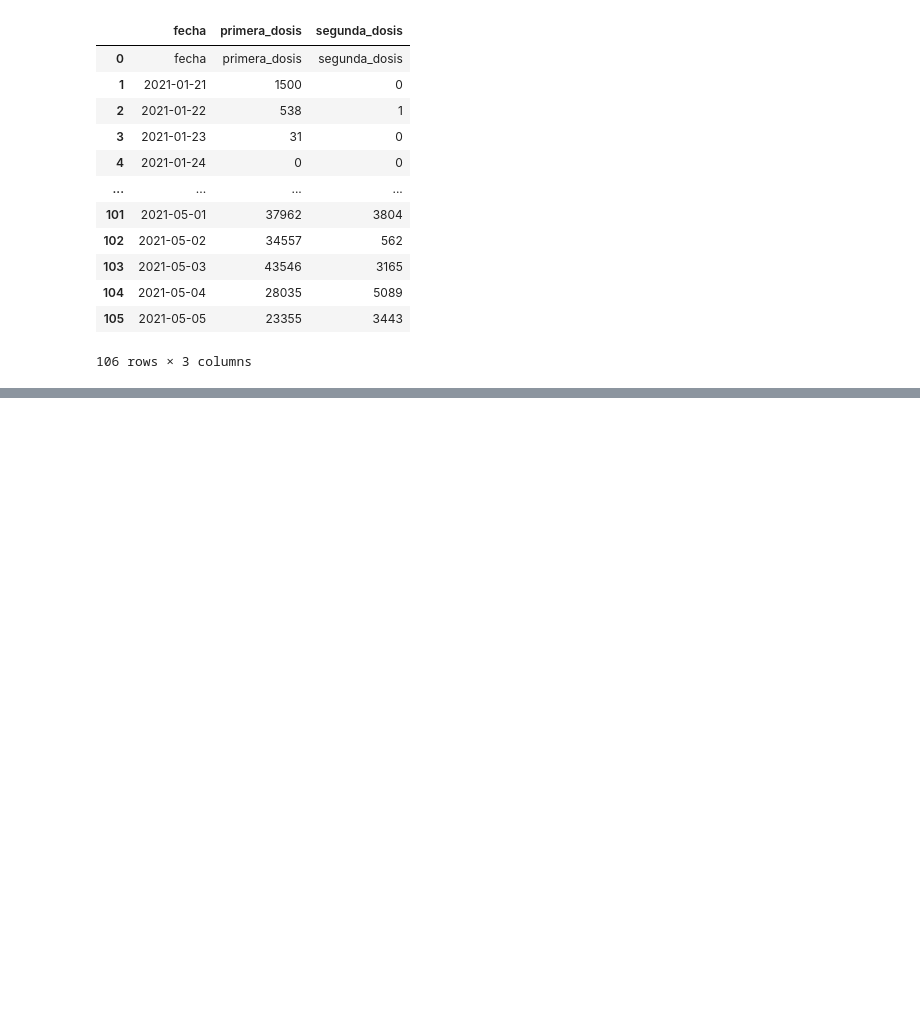
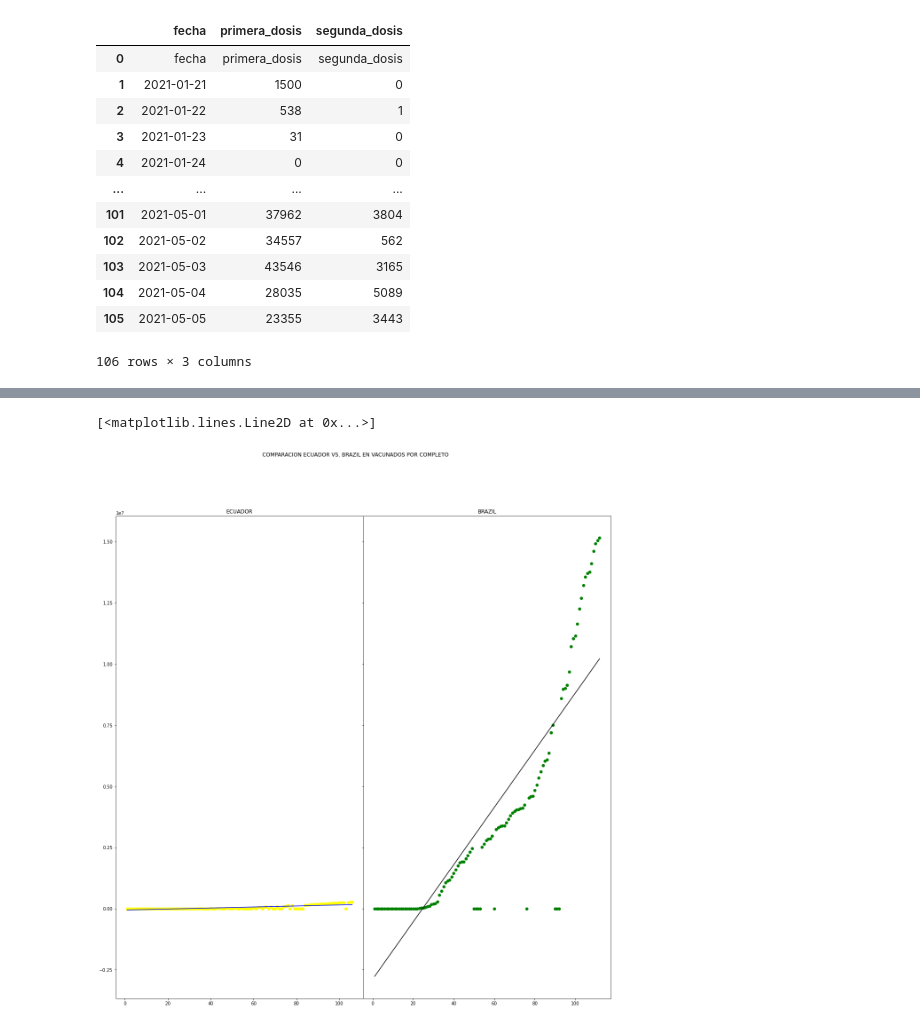
Before and after one commit to GabrielChuchuca/Prueba1InterSimulacion, a Jupyter notebook: PruebaSimulacion.ipynb, the cells around one changed output, grey strips where cells are left out. Saved outputs shown, nothing was run; the diff lists cells and outputs as text; code cells hidden in the pictures; blank space fills up the shorter version.

```diff
--- a/PruebaSimulacion.ipynb
+++ b/PruebaSimulacion.ipynb
@@ -103,0 +229,15 @@ df_planvacunarse
+# %%
+fig, (ax1, ax2) = plt.subplots(1, 2, sharex='col', sharey='row',
+                        gridspec_kw={'hspace': 0, 'wspace': 0}, figsize=(20,20))
+fig.suptitle('COMPARACION ECUADOR VS. BRAZIL EN VACUNADOS POR COMPLETO')
+ax1.scatter(x, tot, color='yellow')
+ax1.set_title('ECUADOR')
+re = np.array(range(1, len(tot) + 1))
+ax1.plot(re, regr.predict(re.reshape(-1, 1)), color='blue')
+ax2.scatter(xbr, tot_br, color='green')
+ax2.set_title('BRAZIL')
+rb = np.array(range(1, len(tot_br) + 1))
+ax2.plot(rb, regrbr.predict(rb.reshape(-1, 1)), color='black')
+# %% [output]
+[<matplotlib.lines.Line2D at 0x...>]
+[figure, added]
```
Also changed, not shown: parts of 13 cells of this notebook.
